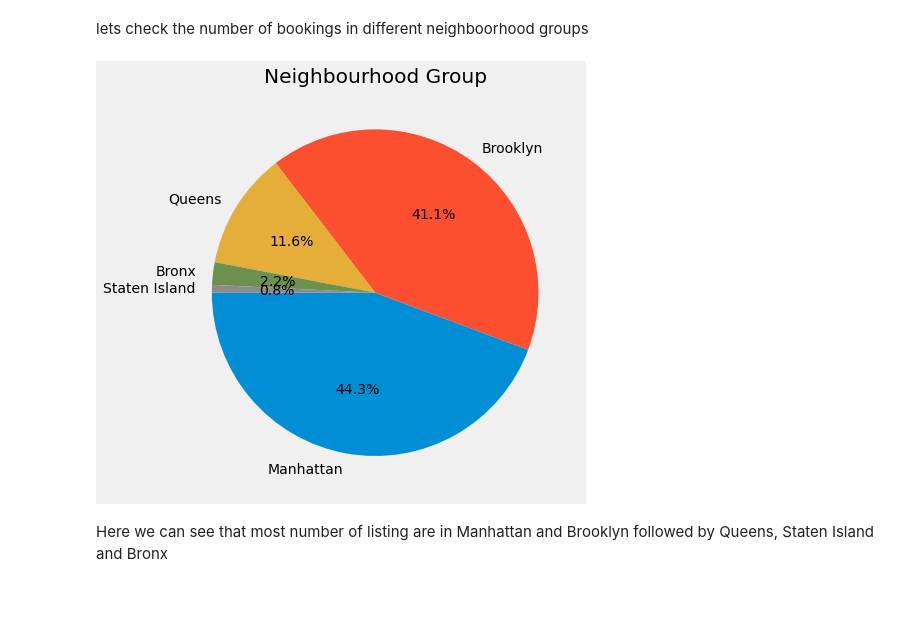
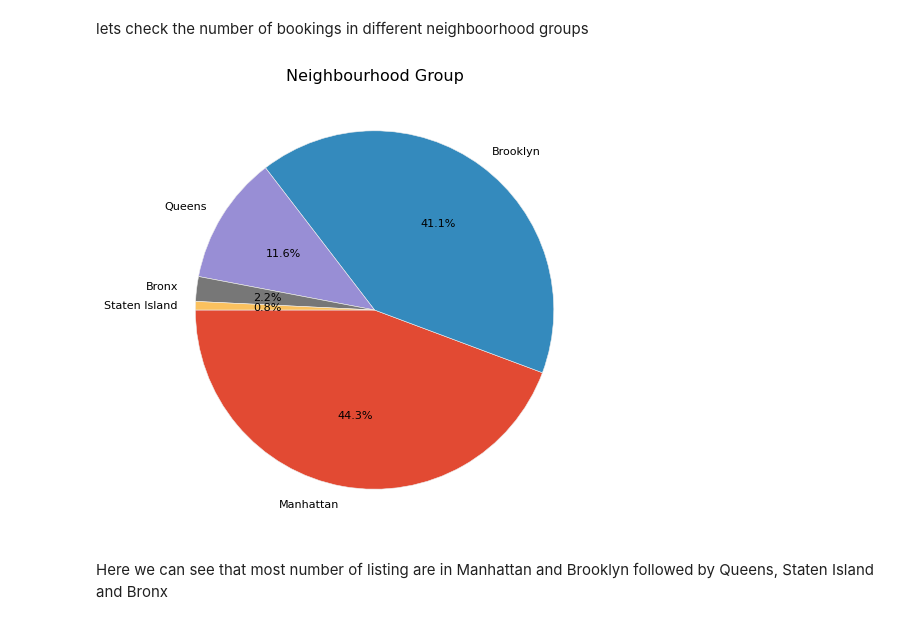
Before and after one commit to aaravpanchal/Ted-Talk-Views-Prediction-, a Jupyter notebook: EDA_AIRBNB_NYC_2019.ipynb, the cells around one changed output. Saved outputs shown, nothing was run; the diff lists cells and outputs as text; code cells hidden in the pictures; blank space fills up the shorter version.

```diff
--- a/EDA_AIRBNB_NYC_2019.ipynb
+++ b/EDA_AIRBNB_NYC_2019.ipynb
@@ -135,13 +135,13 @@ Now our Data is clean and ready to be used for some deep analysis using data vis
 lets check the number of bookings in different neighboorhood groups
 # %%
 #price vs bookings
-plt.style.use('fivethirtyeight')
+plt.style.use('ggplot')
 plt.figure(figsize=(13,7))
 plt.title("Neighbourhood Group")
 g = plt.pie(newdf.neighbourhood_group.value_counts(), labels=newdf.neighbourhood_group.value_counts().index,autopct='%1.1f%%', startangle=180)
 plt.show()
 # %% [output]
-[figure, old version]
+[figure, new version]
 # %% [markdown]
 Here we can see that most number of listing are in Manhattan and Brooklyn followed by Queens, Staten Island and Bronx
 # %% [markdown]
```
Also changed, not shown: parts of 17 cells of this notebook.
